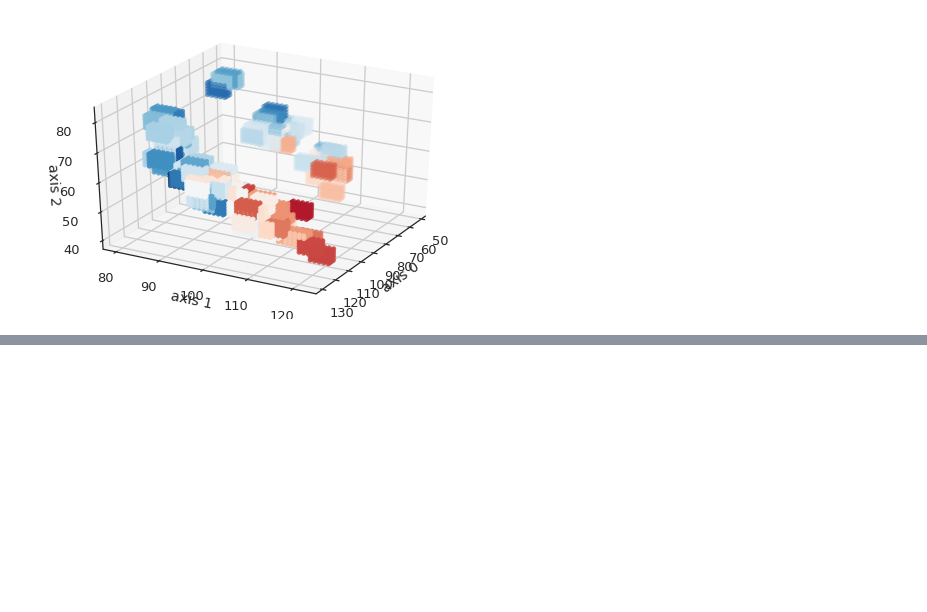
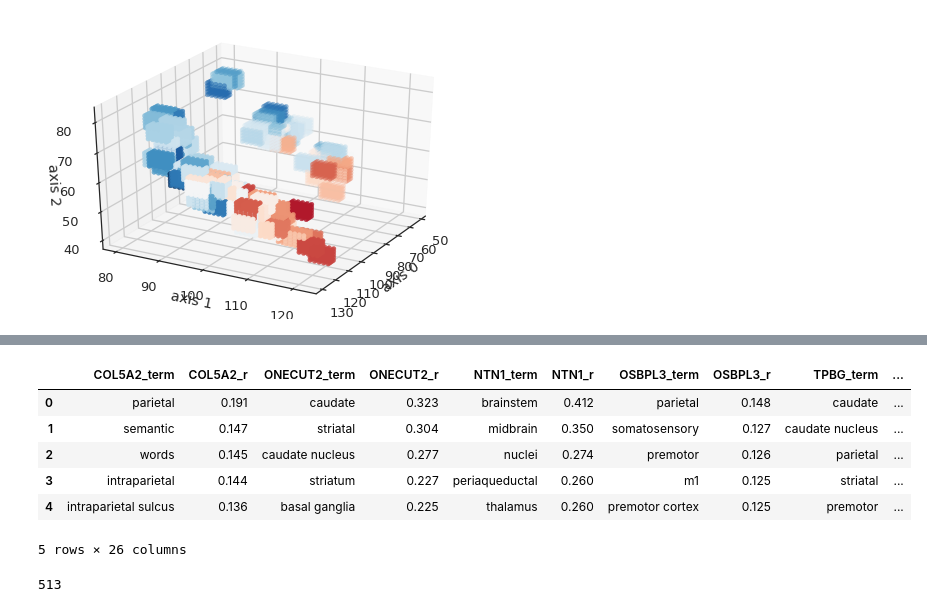
Before and after one commit to illdopejake/hack_projects, a Jupyter notebook: A-P_axis_updated_coords.ipynb, the cells around one changed output, grey strips where cells are left out. Cells and saved outputs as stored; diff of their text form; code cells hidden in the pictures; blank space fills up the shorter version.

Commit message:
neurosynth word fits

```diff
--- a/A-P_axis_updated_coords.ipynb
+++ b/A-P_axis_updated_coords.ipynb
@@ -1992,0 +2176,11 @@ plt.show()
+# %%
+pgenes = pandas.ExcelFile('/Users/jakevogel/Science/AHBA/genes.xlsx').parse('Sheet4')
+pgenes.head()
+# %% [output]
+|  | COL5A2_term | COL5A2_r | ONECUT2_term | ONECUT2_r | NTN1_term | NTN1_r | OSBPL3_term | OSBPL3_r | TPBG_term | ... |
+| 0 | parietal | 0.191 | caudate | 0.323 | brainstem | 0.412 | parietal | 0.148 | caudate | ... |
+| 1 | semantic | 0.147 | striatal | 0.304 | midbrain | 0.350 | somatosensory | 0.127 | caudate nucleus | ... |
+| 2 | words | 0.145 | caudate nucleus | 0.277 | nuclei | 0.274 | premotor | 0.126 | parietal | ... |
+| 3 | intraparietal | 0.144 | striatum | 0.227 | periaqueductal | 0.260 | m1 | 0.125 | striatal | ... |
+| 4 | intraparietal sulcus | 0.136 | basal ganglia | 0.225 | thalamus | 0.260 | premotor cortex | 0.125 | premotor | ... |
+5 rows × 26 columns
@@ -1992,0 +2194,4 @@ plt.show()
+# %%
+len(u_terms)
+# %% [output]
+513
```
Also changed, not shown: parts of 31 cells of this notebook.
